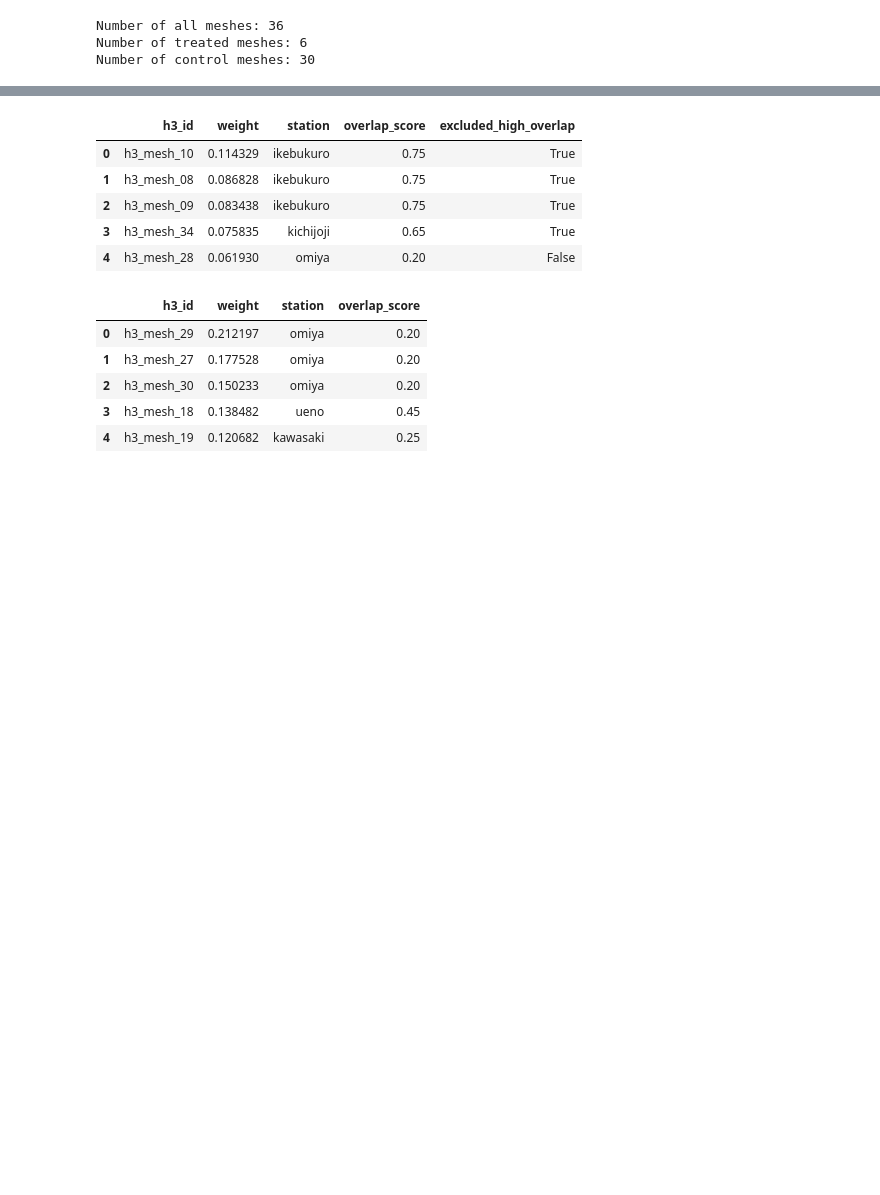
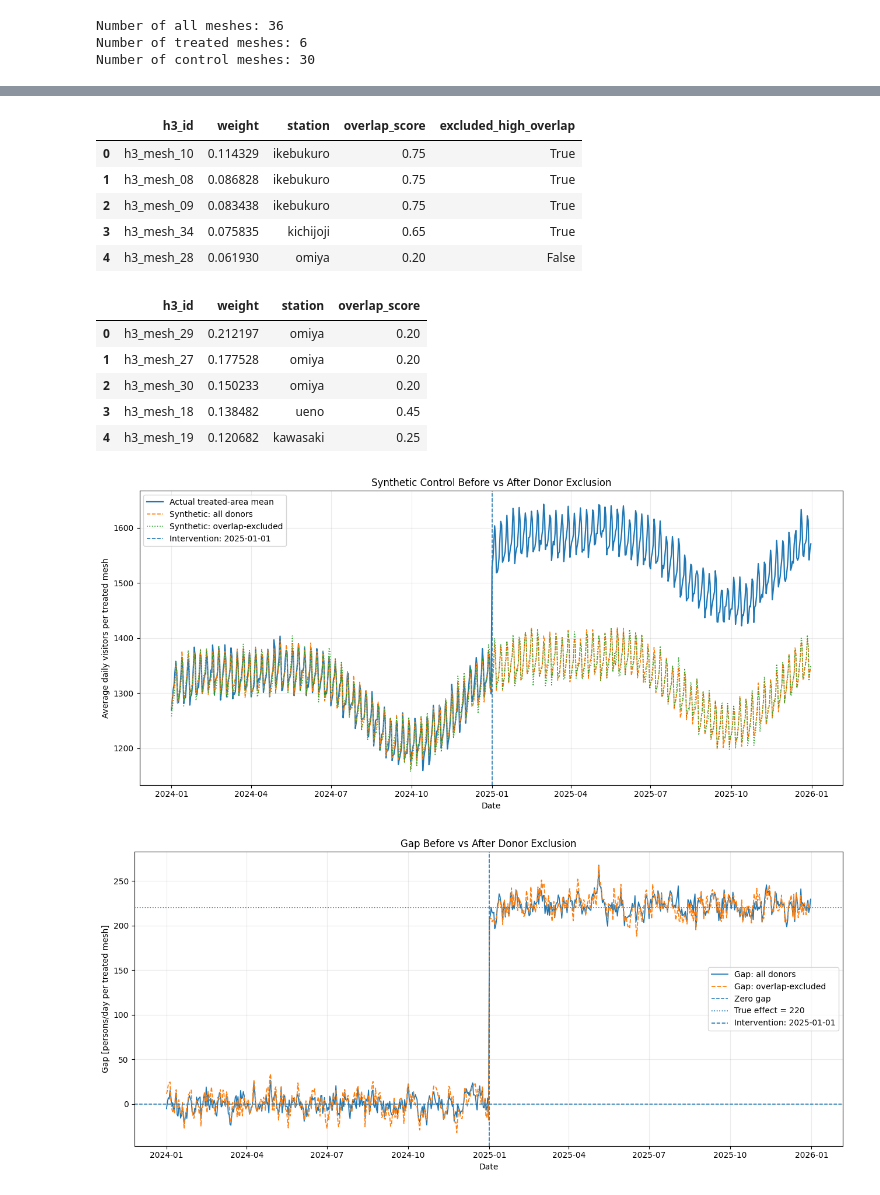
Before and after one commit to masato90/causal-inference, a Jupyter notebook: 因果推論.ipynb, the cells around one changed output, grey strips where cells are left out. Saved outputs shown, nothing was run; the diff lists cells and outputs as text; code cells hidden in the pictures; blank space fills up the shorter version.

```diff
--- a/因果推論.ipynb
+++ b/因果推論.ipynb
@@ -220,30 +225,109 @@ donor_metadata.to_csv(overlap_path,index=False)
 comparison_df.to_csv(comparison_path,index=False)
 series_df.to_csv(series_path,index_label="date")
 weights_before_df.to_csv(weights_before_path,index=False)
 weights_after_df.to_csv(weights_after_path,index=False)
+
+#処置系列・重複商圏除外前のドナー系列・重複商圏除外後のドナー系列を可視化し比較
+fig, ax = plt.subplots(figsize=(13, 6))
+ax.plot(series_df.index,series_df["actual_treated_area"],linewidth=1.6,
+        label="Actual treated-area mean")
+ax.plot(series_df.index,series_df["synthetic_all_donors"],linewidth=1.2,linestyle="--",\
+        label="Synthetic: all donors")
+ax.plot(series_df.index,series_df["synthetic_overlap_excluded"],linewidth=1.2,linestyle=":",\
+        label="Synthetic: overlap-excluded")
+ax.axvline(intervention_date,linestyle="--",linewidth=1.2,label="Intervention: 2025-01-01")
+ax.set_title("Synthetic Control Before vs After Donor Exclusion")
+ax.set_xlabel("Date")
+ax.set_ylabel("Average daily visitors per treated mesh")
+ax.legend()
+ax.grid(alpha=0.25)
+fig.tight_layout()
+actual_plot_path = (output_dir / "actual_vs_synthetic_comparison.png")
+fig.savefig(actual_plot_path,dpi=180,bbox_inches="tight")
+plt.show()
+
+#処置系列とそれぞれのドナー系列のGapを可視化し比較
+fig, ax = plt.subplots(figsize=(13, 6))
+ax.plot(series_df.index,series_df["gap_all_donors"],linewidth=1.3,label="Gap: all donors")
+ax.plot(series_df.index,series_df["gap_overlap_excluded"],linewidth=1.3,linestyle="--",\
+        label="Gap: overlap-excluded")
+ax.axhline(0.0,linestyle="--",linewidth=1.1,label="Zero gap")
+if not np.isnan(true_effect):
+    ax.axhline(true_effect,linestyle=":",linewidth=1.2,label=(f"True effect = {true_effect:.0f}"))
+ax.axvline(intervention_date,linestyle="--",linewidth=1.2,label="Intervention: 2025-01-01")
+ax.set_title("Gap Before vs After Donor Exclusion")
+ax.set_xlabel("Date")
+ax.set_ylabel("Gap [persons/day per treated mesh]")
+ax.legend()
+ax.grid(alpha=0.25)
+fig.tight_layout()
+gap_plot_path = (output_dir / "gap_comparison.png")
+fig.savefig(gap_plot_path,dpi=180,bbox_inches="tight")
+plt.show()
+
+#結果表示
+print("=" * 80)
+print("商圏重なりを考慮した対照群除外")
+print("=" * 80)
+print(f"除外基準: overlap_score >= {overlap_threshold:.2f}")
+print(f"除外前ドナー数: {len(all_donors)}")
+print(f"除外ドナー数: {len(excluded_donors)}")
+print(f"除外後ドナー数: {len(eligible_donors)}")
+print("\nExcluded donor areas")
+print("-" * 80)
+#除外された高い重複度を持つドナーメッシュが、どの駅に属し、それぞれの駅にいくつのメッシュがあり、その駅の重複スコアはいくつか
+print(donor_metadata.loc[donor_metadata["excluded_high_overlap"]]
+    .groupby("station").agg(mesh_count=("h3_id","count"),overlap_score=("overlap_score","first"))
+    .reset_index().to_string(index=False))
+print("\nSCM comparison")
+print("-" * 80)
+#全ドナー使用と、重複度の高いドナーを除外した場合）における合成コントロール法の結果から抽出して表示
+print(comparison_df.to_string(index=False,
+formatters={"pre_rmspe":"{:.3f}".format,
+            "post_rmspe":"{:.3f}".format,
+            "post_pre_rmspe_ratio":"{:.3f}".format,
+            "mean_post_gap":"{:.3f}".format,
+            "true_effect":lambda value:""if pd.isna(value) else f"{value:.3f}",
+            "estimation_error":lambda value:""if pd.isna(value)else f"{value:.3f}"}))
+print("\nTop weights after exclusion")
+print("-" * 80)
+print(weights_after_df.head(10).to_string(index=False,
+formatters={"weight":"{:.6f}".format,"overlap_score":"{:.2f}".format}))
+print("\nSaved files")
+print("-" * 80)
+print(mapping_path)
+print(overlap_path)
+print(comparison_path)
+print(series_path)
+print(weights_before_path)
+print(weights_after_path)
+print(actual_plot_path)
+print(gap_plot_path)
 # %% [output]
 Number of all meshes: 36
 Number of treated meshes: 6
 Number of control meshes: 30
 |  | model | donor_count | pre_rmspe | post_rmspe | post_pre_rmspe_ratio | mean_post_gap | true_effect | ... |
 | 0 | All donors | 30 | 9.043986 | 222.525067 | 24.604755 | 222.308901 | 220.0 | ... |
 | 1 | High-overlap donors excluded | 18 | 12.067109 | 222.373184 | 18.428041 | 222.085552 | 220.0 | ... |
 |  | actual_treated_area | synthetic_all_donors | synthetic_overlap_excluded | gap_all_donors | gap_overlap_excluded |
 | date |  |  |  |  |  |
 | 2024-01-01 | 1269.032359 | 1274.327739 | 1257.680963 | -5.295380 | 11.351396 |
 | 2024-01-02 | 1289.206883 | 1286.982157 | 1273.919311 | 2.224727 | 15.287572 |
 | 2024-01-03 | 1305.904895 | 1298.944127 | 1284.310272 | 6.960768 | 21.594623 |
 | 2024-01-04 | 1316.002988 | 1310.357281 | 1292.264617 | 5.645707 | 23.738371 |
 | 2024-01-05 | 1338.300240 | 1323.250608 | 1313.713389 | 15.049632 | 24.586851 |
 |  | h3_id | weight | station | overlap_score | excluded_high_overlap |
 | 0 | h3_mesh_10 | 0.114329 | ikebukuro | 0.75 | True |
 | 1 | h3_mesh_08 | 0.086828 | ikebukuro | 0.75 | True |
 | 2 | h3_mesh_09 | 0.083438 | ikebukuro | 0.75 | True |
 | 3 | h3_mesh_34 | 0.075835 | kichijoji | 0.65 | True |
 | 4 | h3_mesh_28 | 0.061930 | omiya | 0.20 | False |
 |  | h3_id | weight | station | overlap_score |
 | 0 | h3_mesh_29 | 0.212197 | omiya | 0.20 |
 | 1 | h3_mesh_27 | 0.177528 | omiya | 0.20 |
 | 2 | h3_mesh_30 | 0.150233 | omiya | 0.20 |
 | 3 | h3_mesh_18 | 0.138482 | ueno | 0.45 |
 | 4 | h3_mesh_19 | 0.120682 | kawasaki | 0.25 |
+[figure, added]
+[figure, added]
```
Also changed, not shown: parts of 3 cells of this notebook.
